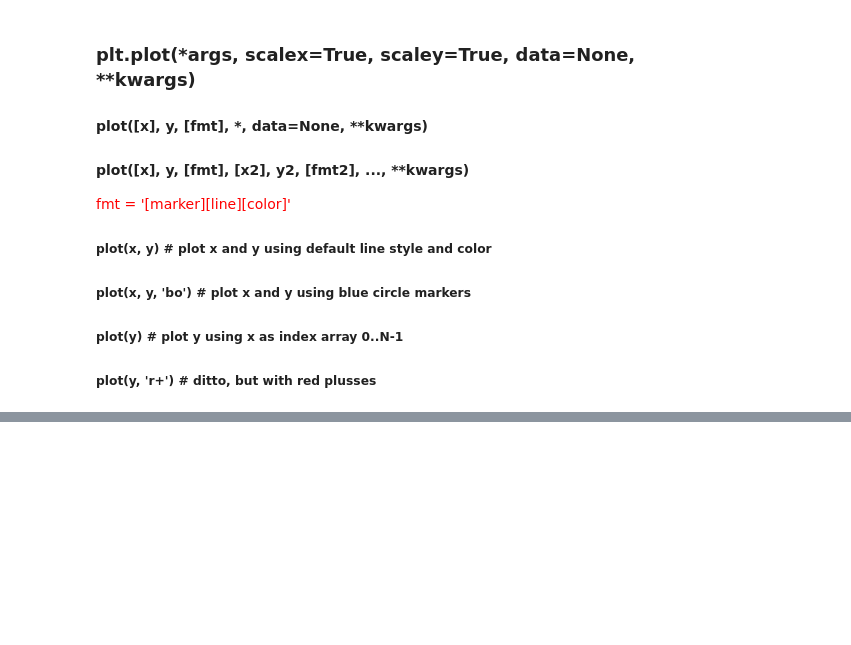
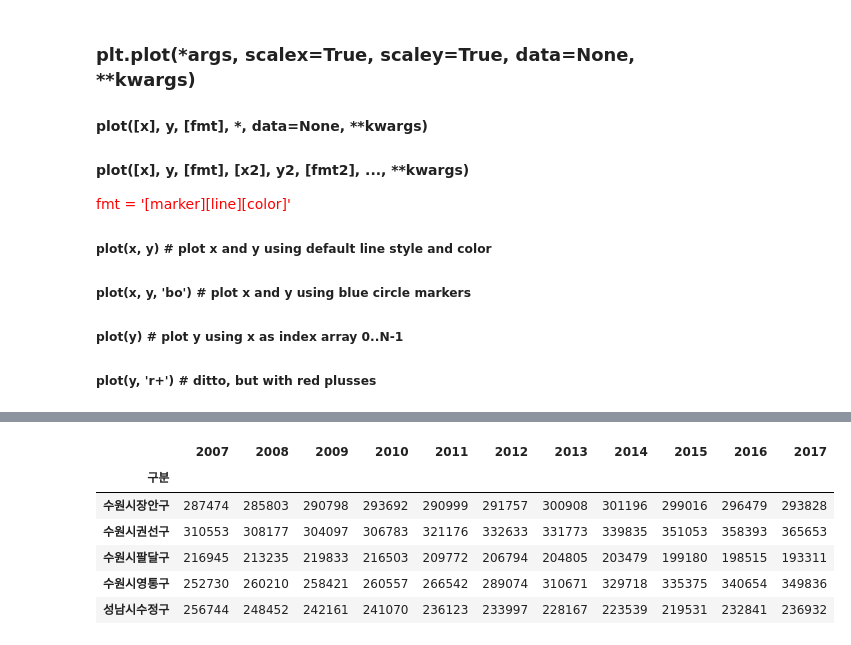
Before and after one commit to Hyun-JaeUng/Python-practice, a Jupyter notebook: exam7.ipynb, the cells around one changed output, grey strips where cells are left out. Cells and saved outputs as stored; diff of their text form; code cells hidden in the pictures; blank space fills up the shorter version.

```diff
--- a/exam7.ipynb
+++ b/exam7.ipynb
@@ -2226,33 +2397,39 @@ import json
 # 경기도 인구변화 데이터를 불러와서 데이터프레임으로 변환
 file_path = 'data/경기도인구데이터.xlsx'
 df = pd.read_excel(file_path, index_col='구분')
 df.columns = df.columns.map(str)
-
+display(df.head())
 # 경기도 시군구 경계 정보를 가진 geo-json 파일 불러오기
 geo_path = 'data/경기도행정구역경계.json'
 try:
     geo_data = json.load(open(geo_path, encoding='utf-8'))
 except:
     geo_data = json.load(open(geo_path, encoding='utf-8-sig'))
 
 # 경기도 지도 만들기
 g_map = folium.Map(location=[37.5502,126.982],
                    tiles='Stamen Terrain', zoom_start=9)
-
-
 
 # 출력할 연도 선택 (2007 ~ 2017년 중에서 선택)
 year = '2017'
 
 # Choropleth 클래스로 단계구분도 표시하기
 folium.Choropleth(geo_data=geo_data,    # 지도 경계
                  data = df[year],      # 표시하려는 데이터
                  columns = [df.index, df[year]],  # 열 지정
                  fill_color='YlOrRd', fill_opacity=0.7, line_opacity=0.3,
                  threshold_scale=[10000, 100000, 300000, 500000, 700000],
                  key_on='feature.properties.name',
                  ).add_to(g_map)
 
 display(g_map)
 # 지도를 HTML 파일로 저장하기
 g_map.save('output/gyonggi_population_' + year + '.html')
+# %% [output]
+|  | 2007 | 2008 | 2009 | 2010 | 2011 | 2012 | 2013 | 2014 | 2015 | 2016 | 2017 |
+| 구분 |  |  |  |  |  |  |  |  |  |  |  |
+| 수원시장안구 | 287474 | 285803 | 290798 | 293692 | 290999 | 291757 | 300908 | 301196 | 299016 | 296479 | 293828 |
+| 수원시권선구 | 310553 | 308177 | 304097 | 306783 | 321176 | 332633 | 331773 | 339835 | 351053 | 358393 | 365653 |
+| 수원시팔달구 | 216945 | 213235 | 219833 | 216503 | 209772 | 206794 | 204805 | 203479 | 199180 | 198515 | 193311 |
+| 수원시영통구 | 252730 | 260210 | 258421 | 260557 | 266542 | 289074 | 310671 | 329718 | 335375 | 340654 | 349836 |
+| 성남시수정구 | 256744 | 248452 | 242161 | 241070 | 236123 | 233997 | 228167 | 223539 | 219531 | 232841 | 236932 |
```
Also changed, not shown: parts of 55 cells of this notebook.
